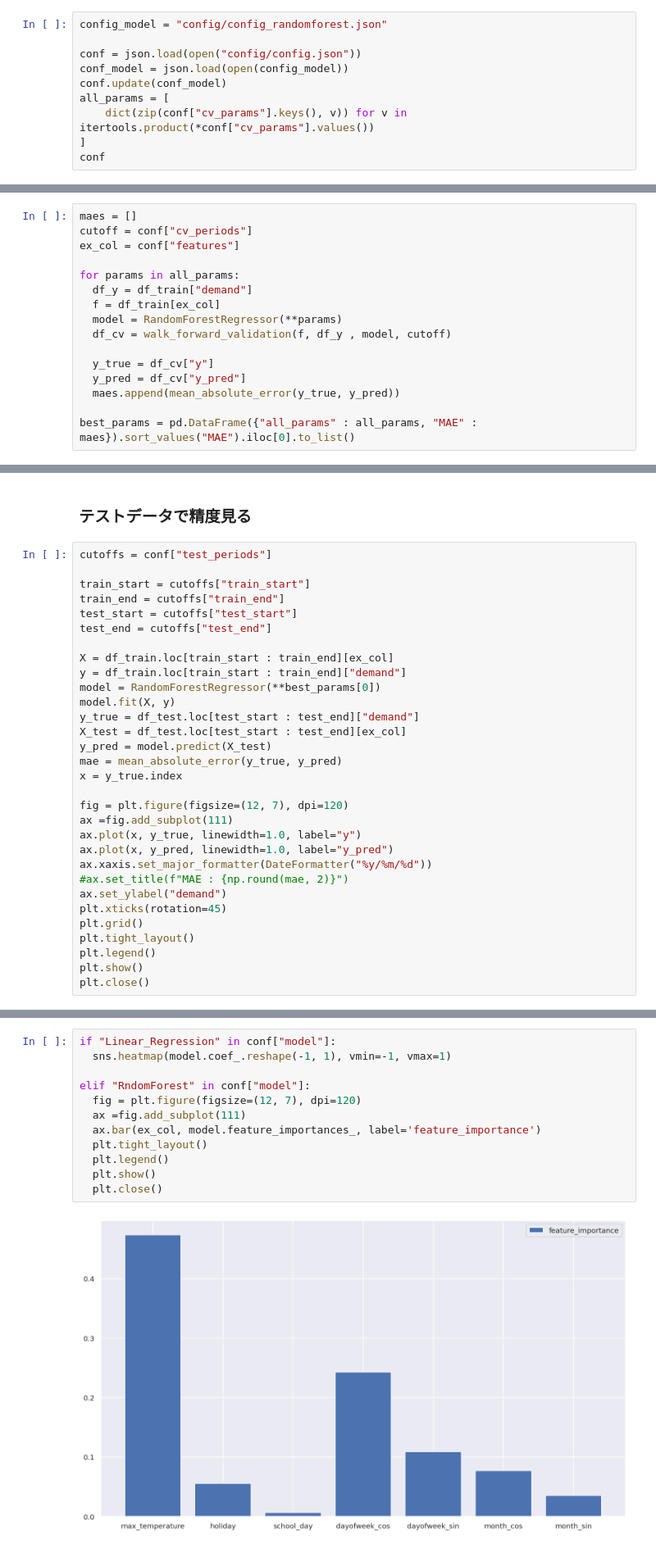
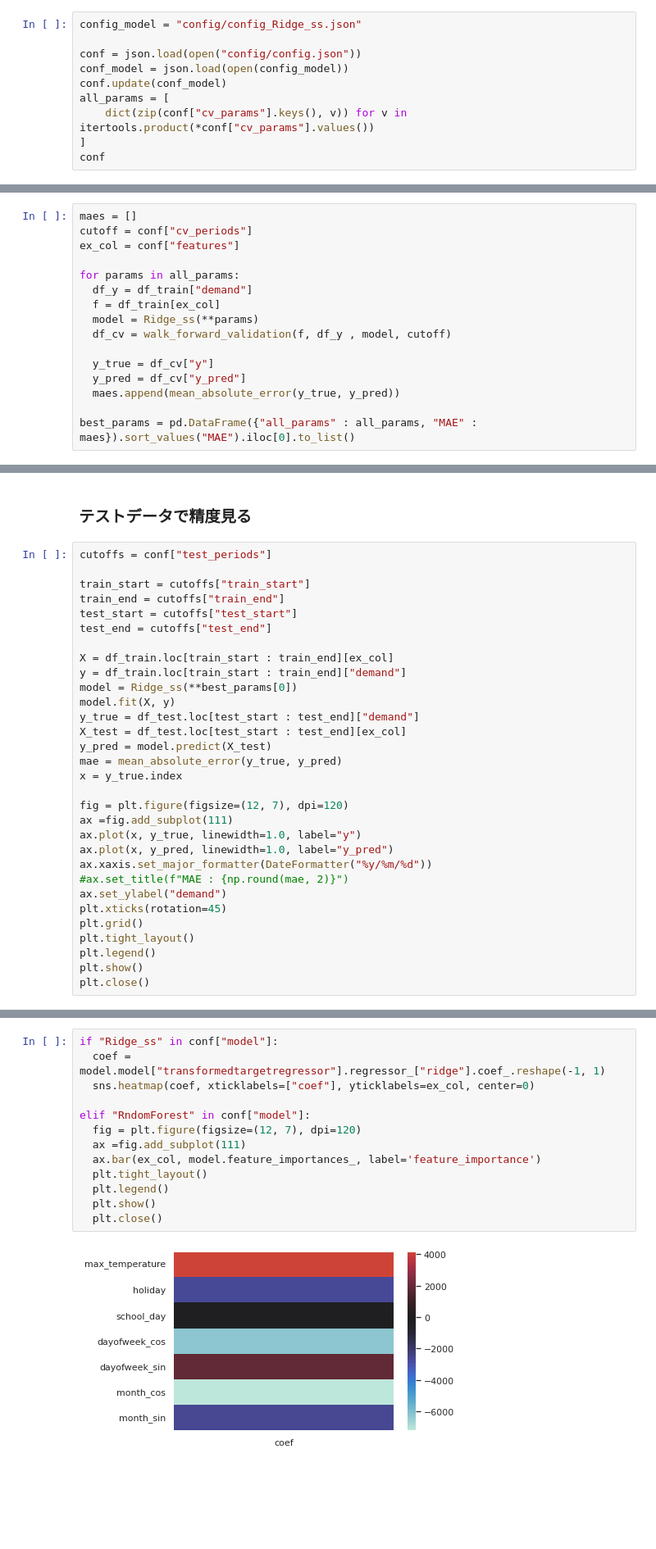
Before and after one commit to kosekitau/kaggle, a Jupyter notebook: Daily_Electricity_Priceand_DemandData/notebooks/run_DailyElectricityPriceandDemandData.ipynb, the cells around one changed output, grey strips where cells are left out. Shown at 82% size. Drawn from its saved outputs; the diff is of its cells as text; blank space fills up the shorter version.

```diff
--- a/Daily_Electricity_Priceand_DemandData/notebooks/run_DailyElectricityPriceandDemandData.ipynb
+++ b/Daily_Electricity_Priceand_DemandData/notebooks/run_DailyElectricityPriceandDemandData.ipynb
@@ -18,5 +18,5 @@ from sklearn.linear_model import LinearRegression
 # %%
-config_model = "config/config_randomforest.json"
+config_model = "config/config_Ridge_ss.json"
 
 conf = json.load(open("config/config.json"))
 conf_model = json.load(open(config_model))
@@ -117,7 +121,7 @@ ex_col = conf["features"]
 for params in all_params:
   df_y = df_train["demand"]
   f = df_train[ex_col]
-  model = RandomForestRegressor(**params)
+  model = Ridge_ss(**params)
   df_cv = walk_forward_validation(f, df_y , model, cutoff)
 
   y_true = df_cv["y"]
@@ -142,7 +145,7 @@ test_end = cutoffs["test_end"]
 
 X = df_train.loc[train_start : train_end][ex_col]
 y = df_train.loc[train_start : train_end]["demand"]
-model = RandomForestRegressor(**best_params[0])
+model = Ridge_ss(**best_params[0])
 model.fit(X, y)
 y_true = df_test.loc[test_start : test_end]["demand"]
 X_test = df_test.loc[test_start : test_end][ex_col]
@@ -172,14 +175,15 @@ print(mae)
 # %%
-if "Linear_Regression" in conf["model"]:
-  sns.heatmap(model.coef_.reshape(-1, 1), vmin=-1, vmax=1)
+if "Ridge_ss" in conf["model"]:
+  coef = model.model["transformedtargetregressor"].regressor_["ridge"].coef_.reshape(-1, 1)
+  sns.heatmap(coef, xticklabels=["coef"], yticklabels=ex_col, center=0)
 
 elif "RndomForest" in conf["model"]:
   fig = plt.figure(figsize=(12, 7), dpi=120)
   ax =fig.add_subplot(111)
   ax.bar(ex_col, model.feature_importances_, label='feature_importance')
   plt.tight_layout()
   plt.legend()
   plt.show()
   plt.close()
 # %% [output]
-[figure, old version]
+[figure, new version]
```
Also changed, not shown: parts of 7 cells of this notebook.
